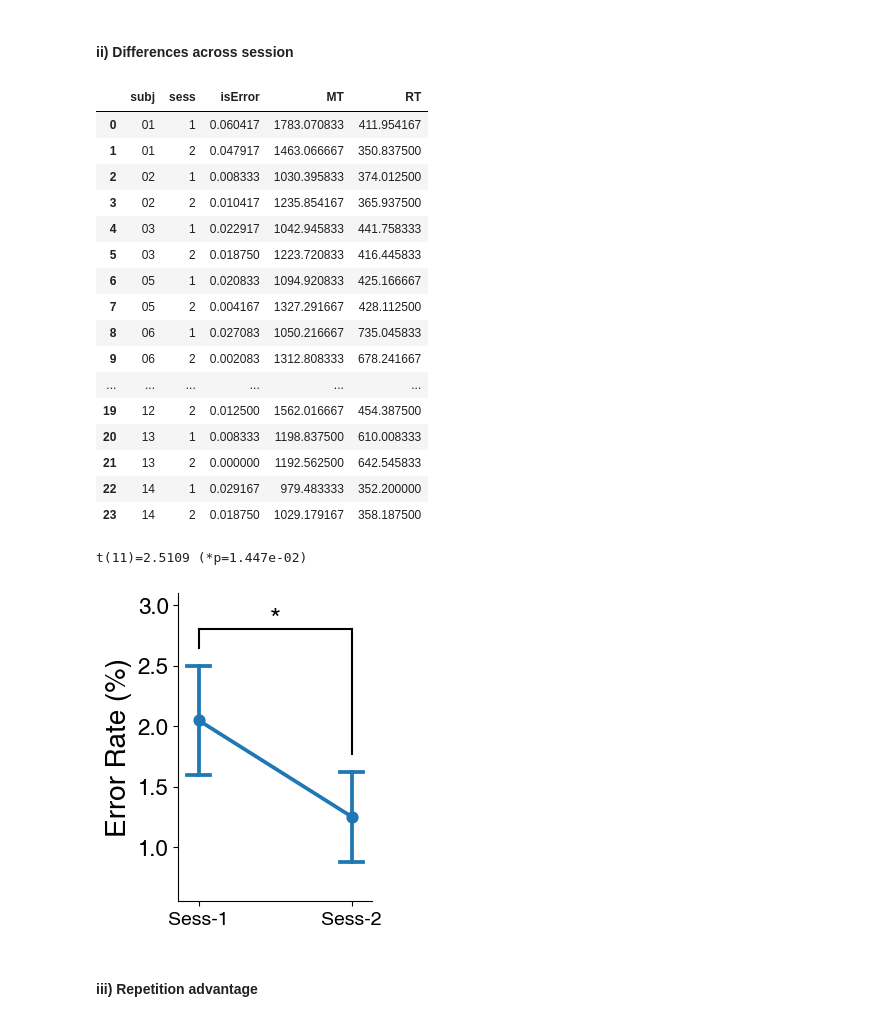
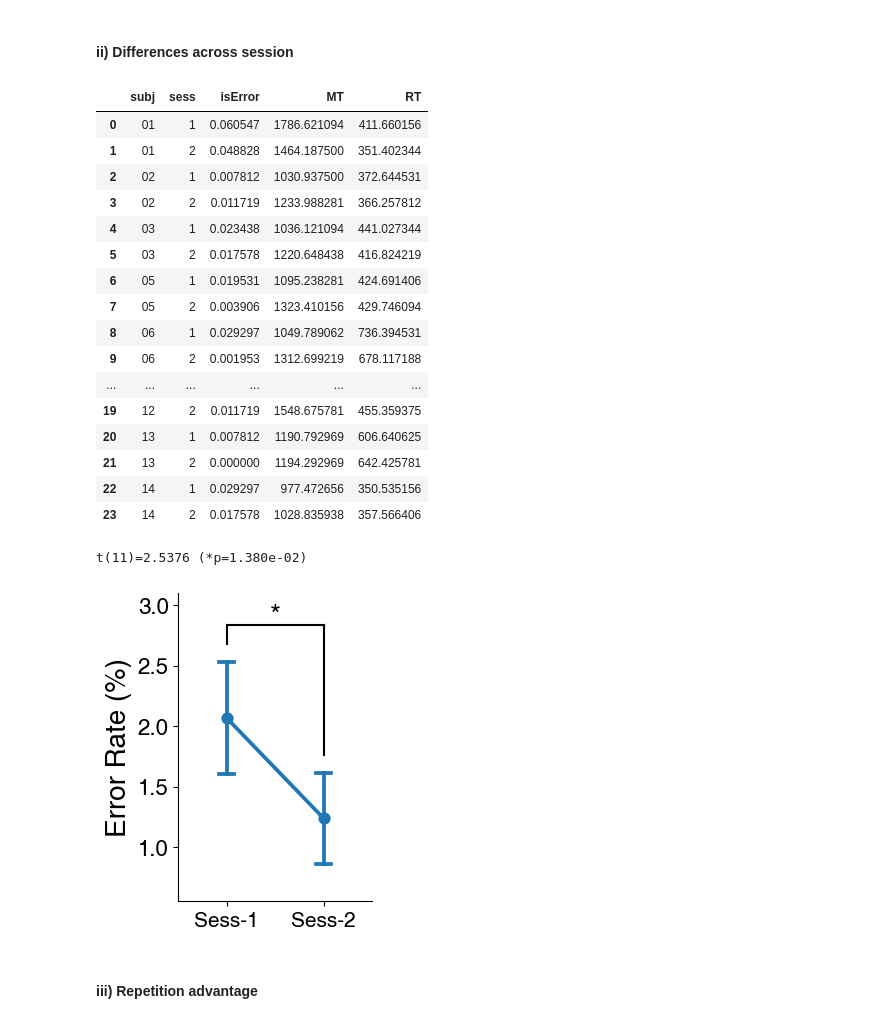
Before and after one commit to psb629/SeqSpatialSupp_fMRI, a Jupyter notebook: Notebook/behav.ipynb, the cells around one changed output. Cells and saved outputs as stored; diff of their text form; code cells hidden in the pictures.

```diff
--- a/Notebook/behav.ipynb
+++ b/Notebook/behav.ipynb
@@ -246,5 +267,7 @@ def get_df_groupby(df=dg, by=['sess','subj','cue','cond','x'], successed=True, e
     return dg_groupby
+# %%
+estimate = 'median'
 # %%
-dg_groupby = get_df_groupby(df=dg, by=['subj','cue','cond'], successed=True, estimate='mean')
+dg_groupby = get_df_groupby(df=dg, by=['subj','Cue_Rep','Seq_Rep'], successed=True, estimate=estimate)
 dg_groupby
 # %% [output]
@@ -264,8 +291,7 @@ dg_groupby
 # %%
-hue_order = ['Within Rep','Within No-Rep','Between Rep','Between No-Rep']
-order = ['L','S']
-palette = ['#191970','#89CFF0','#800020','#F08080']
-# palette = ['#191970','#800020']
+hue_order = [True,False]
+order = ['Within','Between']
+palette = ['#27afaf','#af2727']
 # %%
 fig, axs = plt.subplots(ncols=2, nrows=1, figsize=(6,4))
 
@@ -433,31 +556,31 @@ RT: t(11)=1.7852 (nsp=5.090e-02)
 # %% [markdown]
 #### ii) Differences across session
 # %%
-df_groupby = get_df_groupby(df=dg, by=['subj','sess'], successed=False, estimate='mean')
-df_groupby
+df = get_df_groupby(df=dg, by=['subj','sess'], successed=False, estimate='mean')
+df
 # %% [output]
 |  | subj | sess | isError | MT | RT |
-| 0 | 01 | 1 | 0.060417 | 1783.070833 | 411.954167 |
-| 1 | 01 | 2 | 0.047917 | 1463.066667 | 350.837500 |
-| 2 | 02 | 1 | 0.008333 | 1030.395833 | 374.012500 |
-| 3 | 02 | 2 | 0.010417 | 1235.854167 | 365.937500 |
-| 4 | 03 | 1 | 0.022917 | 1042.945833 | 441.758333 |
-| 5 | 03 | 2 | 0.018750 | 1223.720833 | 416.445833 |
-| 6 | 05 | 1 | 0.020833 | 1094.920833 | 425.166667 |
-| 7 | 05 | 2 | 0.004167 | 1327.291667 | 428.112500 |
-| 8 | 06 | 1 | 0.027083 | 1050.216667 | 735.045833 |
-| 9 | 06 | 2 | 0.002083 | 1312.808333 | 678.241667 |
+| 0 | 01 | 1 | 0.060547 | 1786.621094 | 411.660156 |
+| 1 | 01 | 2 | 0.048828 | 1464.187500 | 351.402344 |
+| 2 | 02 | 1 | 0.007812 | 1030.937500 | 372.644531 |
+| 3 | 02 | 2 | 0.011719 | 1233.988281 | 366.257812 |
+| 4 | 03 | 1 | 0.023438 | 1036.121094 | 441.027344 |
+| 5 | 03 | 2 | 0.017578 | 1220.648438 | 416.824219 |
+| 6 | 05 | 1 | 0.019531 | 1095.238281 | 424.691406 |
+| 7 | 05 | 2 | 0.003906 | 1323.410156 | 429.746094 |
+| 8 | 06 | 1 | 0.029297 | 1049.789062 | 736.394531 |
+| 9 | 06 | 2 | 0.001953 | 1312.699219 | 678.117188 |
 | ... | ... | ... | ... | ... | ... |
-| 19 | 12 | 2 | 0.012500 | 1562.016667 | 454.387500 |
-| 20 | 13 | 1 | 0.008333 | 1198.837500 | 610.008333 |
-| 21 | 13 | 2 | 0.000000 | 1192.562500 | 642.545833 |
-| 22 | 14 | 1 | 0.029167 | 979.483333 | 352.200000 |
-| 23 | 14 | 2 | 0.018750 | 1029.179167 | 358.187500 |
+| 19 | 12 | 2 | 0.011719 | 1548.675781 | 455.359375 |
+| 20 | 13 | 1 | 0.007812 | 1190.792969 | 606.640625 |
+| 21 | 13 | 2 | 0.000000 | 1194.292969 | 642.425781 |
+| 22 | 14 | 1 | 0.029297 | 977.472656 | 350.535156 |
+| 23 | 14 | 2 | 0.017578 | 1028.835938 | 357.566406 |
 # %%
 fig, ax = plt.subplots(figsize=(2.5,4))
 g = sns.pointplot(
-    data = df_groupby,
-    x = 'sess', order=[1,2],
+    data = df,
+    x='sess', order=[1,2],
     y='isError',
     errorbar='se', capsize=0.15,
     ax=ax
@@ -465,7 +588,8 @@ g = sns.pointplot(
 # g.grid(axis='y')
 g.set_xlabel('')
 g.set_xticks([0,1])
-g.set_xticklabels(['Sess-1','Sess-2'], fontsize=14)
+g.set_xticklabels(['Sess-1','Sess-2'], fontsize=15)
+g.set_xlim(-0.5,1.5)
 g.set_ylabel('Error Rate (%)', fontsize=20)
 # yticks = g.get_yticks()
 yticks = np.arange(0.005,0.035,0.005)
@@ -475,35 +599,35 @@ g.set_ylim(0.01,0.025)
 g.spines['right'].set_visible(False)
 g.spines['top'].set_visible(False)
 
 ## t-test
-a = df_groupby[df_groupby.sess==1]['isError'].astype(float)
-b = df_groupby[df_groupby.sess==2]['isError'].astype(float)
+a = df[df.sess==1]['isError'].astype(float)
+b = df[df.sess==2]['isError'].astype(float)
 res = scipy.stats.ttest_rel(a,b,alternative='greater')
 tval = res.statistic
 pval = res.pvalue
 print('t(%d)=%.4f (%sp=%.3e)'%(res.df, tval, sstat.convert_pval_to_star(pval), pval))
 
 ylim = np.array(g.get_ylim())
 ydiff = np.diff(ylim)[0]
 ymean = ylim.mean()
 dy = ydiff * 0.05
 g.set_ylim([ymean-ydiff*0.8, ymean+ydiff*0.9])
 if pval < 0.05:
     x1 = 0
     x2 = 1
     y1 = a.mean() + a.sem() + 2*dy
     y2 = b.mean() + b.sem() + 2*dy
     yU = max(y1,y2) + dy*2
     color = 'black'
     g.plot([x1,x1],[y1,yU],linestyle='-',color=color)
     g.plot([x2,x2],[y2,yU],linestyle='-',color=color)
     g.plot([x1,x2],[yU,yU],linestyle='-',color=color)
     g.text(
         (x1+x2)*0.5, yU+dy,
         sstat.convert_pval_to_star(pval), fontsize=20, color=color,
         ha='center', va='center'
     )
 # %% [output]
-t(11)=2.5109 (*p=1.447e-02)
+t(11)=2.5376 (*p=1.380e-02)
-[figure, old version]
+[figure, new version]
 # %%
```
Also changed, not shown: parts of 25 cells of this notebook.
